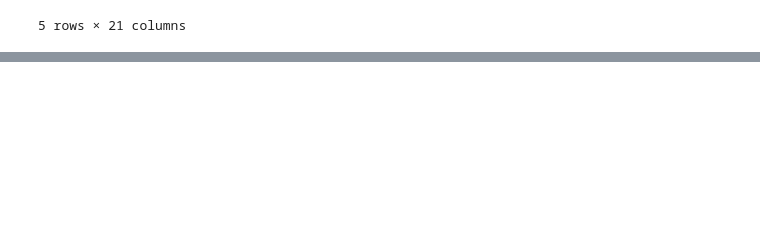
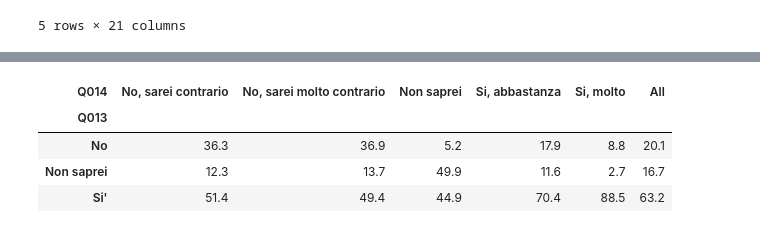
Before and after one commit to terna/MaterialeIndagine2021, a Jupyter notebook: etichette.ipynb, the cells around one changed output, grey strips where cells are left out. Saved outputs shown, nothing was run; the diff lists cells and outputs as text; code cells hidden in the pictures; blank space fills up the shorter version.

Commit message:
new table

```diff
--- a/etichette.ipynb
+++ b/etichette.ipynb
@@ -599,3 +599,11 @@ Q015	E sarebbe favorevole al progetto qualora prevedesse un'imposta per tutti i
 | Non saprei | 12.2 | 21.5 | 18.9 | 17.4 | 27.8 | 30.1 | ... |
 | Si, abbastanza | 20.2 | 18.3 | 16.5 | 23.1 | 21.6 | 17.3 | ... |
 | Si, molto | 4.8 | 6.4 | 4.7 | 11.4 | 4.4 | 3.7 | ... |
+# %%
+100*pd.crosstab(dati.Q013, [dati.Q014], values=dati.peso,aggfunc=sum,normalize='columns',margins=True)
+# %% [output]
+| Q014 | No, sarei contrario | No, sarei molto contrario | Non saprei | Si, abbastanza | Si, molto | All |
+| Q013 |  |  |  |  |  |  |
+| No | 36.3 | 36.9 | 5.2 | 17.9 | 8.8 | 20.1 |
+| Non saprei | 12.3 | 13.7 | 49.9 | 11.6 | 2.7 | 16.7 |
+| Si' | 51.4 | 49.4 | 44.9 | 70.4 | 88.5 | 63.2 |
```
